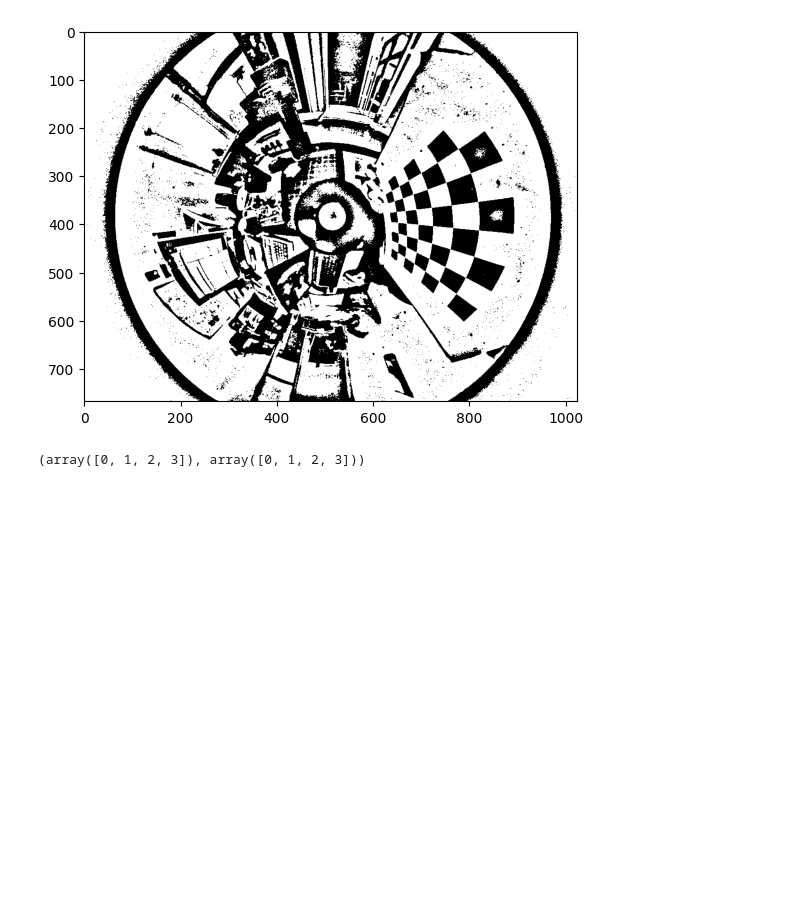
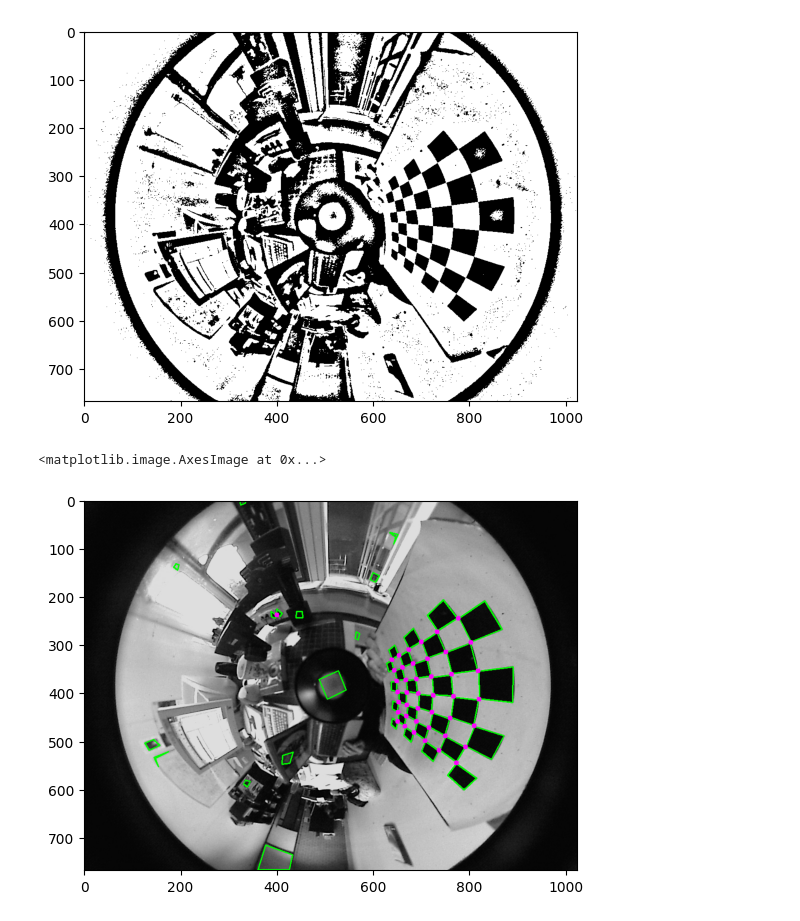
Before and after one commit to ArtificialVisualCortex/OcamCalib-Python, a Jupyter notebook: corner_detection_practice.ipynb, the cells around one changed output. Saved outputs shown, nothing was run; the diff lists cells and outputs as text; code cells hidden in the pictures; blank space fills up the shorter version.

Commit message:
add corner finding

```diff
--- a/corner_detection_practice.ipynb
+++ b/corner_detection_practice.ipynb
@@ -151,6 +174,15 @@ def draw_quadrangles(img: np.array, quadrangles: list[Quadrangle]):
         cv2.drawContours(img, [quadrangle.points], 0, (0, 255, 0), 2)
     return img
 
+def draw_links(img: np.array, links: np.ndarray):
+    for link in links:
+        cv2.line(img, tuple(link[0]), tuple(link[1]), (255, 0, 255), 2)
+    return img
+
+def draw_corners(img: np.array, corners: np.ndarray):
+    for corner in corners:
+        cv2.circle(img, corner.astype(np.int32), 5, (255, 0, 255), -1)
+    return img
 
 def remove_similar_quadrangles(quadrangles: list[Quadrangle], old_quadrangles: list[Quadrangle], epsilon: float) -> list[Quadrangle]:
     if len(old_quadrangles) == 0:
@@ -165,45 +197,57 @@ def remove_similar_quadrangles(quadrangles: list[Quadrangle], old_quadrangles: l
                 break
         if not is_similar:
             new_quadrangles.append(quadrangle)
 
     return new_quadrangles
 
-def find_quadrangles_iteratively(img: np.array, max_iterations=1) -> list[Quadrangle]:
+def find_corners(img: np.array, max_iterations=1) -> list[Quadrangle]:
     similar_quad_epsilon = 3
-    num_checkers = checkboard_size[0] * checkboard_size[1]
+    num_corners = checkboard_size[0] * checkboard_size[1]
     all_quadrangles = []
     prev_quadrangles = []
+    links = None
     for i in range(max_iterations):
         img = dilate(img)
         quadrangles = find_quadrangles(img)
         # compare the similarity with the previous iteration quadrangles, because quadrangles in the previous iteration are already included in the all_quadrangles
         new_quadrangles = remove_similar_quadrangles(
             quadrangles, prev_quadrangles, epsilon=similar_quad_epsilon
         )
         all_quadrangles += new_quadrangles
         prev_quadrangles = quadrangles
-    return all_quadrangles
+        links = link_quadrangles(all_quadrangles)
+        if (len(links) >= num_corners):
+            break
+    return link_to_corners(links), all_quadrangles
 
-def link_quadrangles(quadrangles):
+def link_quadrangles(quadrangles) -> np.ndarray:
     # Link quadrangles to form a checkerboard
     # Return links between quadrangles
 
+    links = []
     for quadrangle in quadrangles:
         for other_quadrangle in quadrangles:
             if quadrangle == other_quadrangle:
                 continue
+            _links = quadrangle.get_point_pairs_can_be_linked(other_quadrangle)
+            links += _links
 
-quad_1 = Quadrangle(np.array([[[1,1]],[[2,2]],[[3,3]],[[4,4]]]))
-quad_2 = Quadrangle(np.array([[[1,1]],[[2,2]],[[3,3]],[[4,4]]]))
+    return np.array(links)
 
-quad_1.get_point_indices_close_enough_to_link(quad_2)
+def link_to_corners(links: np.ndarray):
+    return links.mean(axis=1)
 
-# is_quad_sim = is_quadrangles_similar(np.array([[[1,1]],[[2,2]],[[3,3]],[[5,5]]]), np.array([[[1,1]],[[2,2]],[[3,3]],[[4,4]]]), epsilon=3)
-# print(is_quad_sim)
-# test_image = binary_images[0]
-# test_original = images[0]
-# quadrangles = find_quadrangles_iteratively(test_image, max_iterations=5)
-# test_original = draw_quadrangles(test_original, quadrangles)
-# plt.imshow(test_original)
+quad_1 = Quadrangle(np.array([[[0,0]],[[0,1]],[[1,1]],[[1,0]]]))
+quad_2 = Quadrangle(np.array([[[1,1]],[[1,2]],[[2,2]],[[2,1]]]))
+
+links = quad_1.get_point_pairs_can_be_linked(quad_2)
+
+test_image = binary_images[0]
+test_original = images[0]
+corners, quadrangles = find_corners(test_image, max_iterations=5)
+test_original = draw_quadrangles(test_original, quadrangles)
+test_original = draw_corners(test_original, corners)
+plt.imshow(test_original)
 # %% [output]
-(array([0, 1, 2, 3]), array([0, 1, 2, 3]))
+<matplotlib.image.AxesImage at 0x...>
+[figure, added]
```
Also changed, not shown: parts of 1 cell of this notebook.
